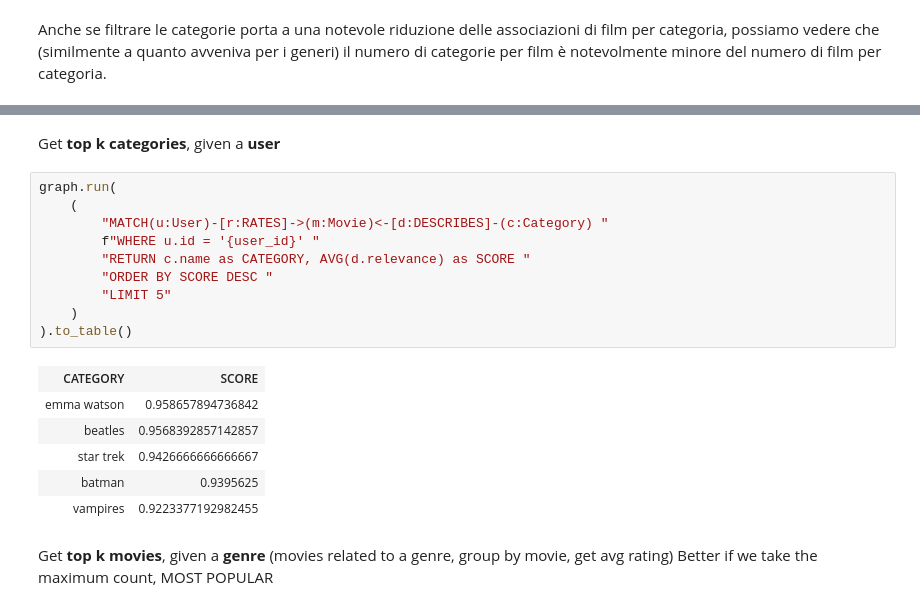
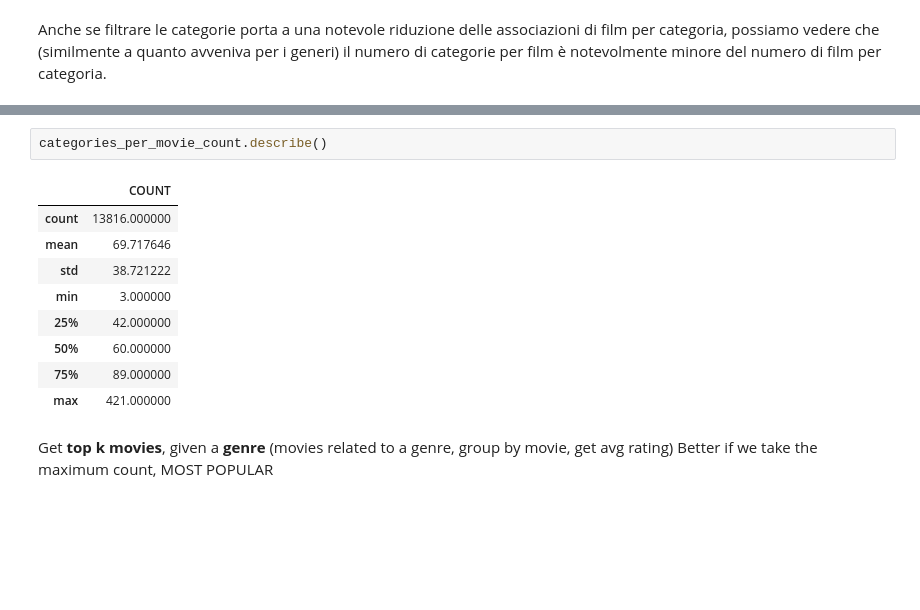
Before and after one commit to aleceress/movielens_rs, a Jupyter notebook: datasetanalysis.ipynb, the cells around one changed output, grey strips where cells are left out. Saved outputs shown, nothing was run; the diff lists cells and outputs as text; blank space fills up the shorter version.

```diff
--- a/datasetanalysis.ipynb
+++ b/datasetanalysis.ipynb
@@ -194,22 +205,15 @@ graph.run(
-# %% [markdown]
-Get __top k categories__, given a __user__
-# %%
-graph.run(
-    (
-        "MATCH(u:User)-[r:RATES]->(m:Movie)<-[d:DESCRIBES]-(c:Category) "
-        f"WHERE u.id = '{user_id}' "
-        "RETURN c.name as CATEGORY, AVG(d.relevance) as SCORE "
-        "ORDER BY SCORE DESC "
-        "LIMIT 5"
-    )
-).to_table()
-# %% [output]
-| CATEGORY | SCORE |
-| emma watson | 0.958657894736842 |
-| beatles | 0.9568392857142857 |
-| star trek | 0.9426666666666667 |
-| batman | 0.9395625 |
-| vampires | 0.9223377192982455 |
+# %%
+categories_per_movie_count.describe()
+# %% [output]
+|  | COUNT |
+| count | 13816.000000 |
+| mean | 69.717646 |
+| std | 38.721222 |
+| min | 3.000000 |
+| 25% | 42.000000 |
+| 50% | 60.000000 |
+| 75% | 89.000000 |
+| max | 421.000000 |
 # %% [markdown]
 Get __top k movies__, given a __genre__ (movies related to a genre, group by movie, get avg rating)
 Better if we take the maximum count, MOST POPULAR
```
Also changed, not shown: parts of 8 cells of this notebook, 2 other files.
